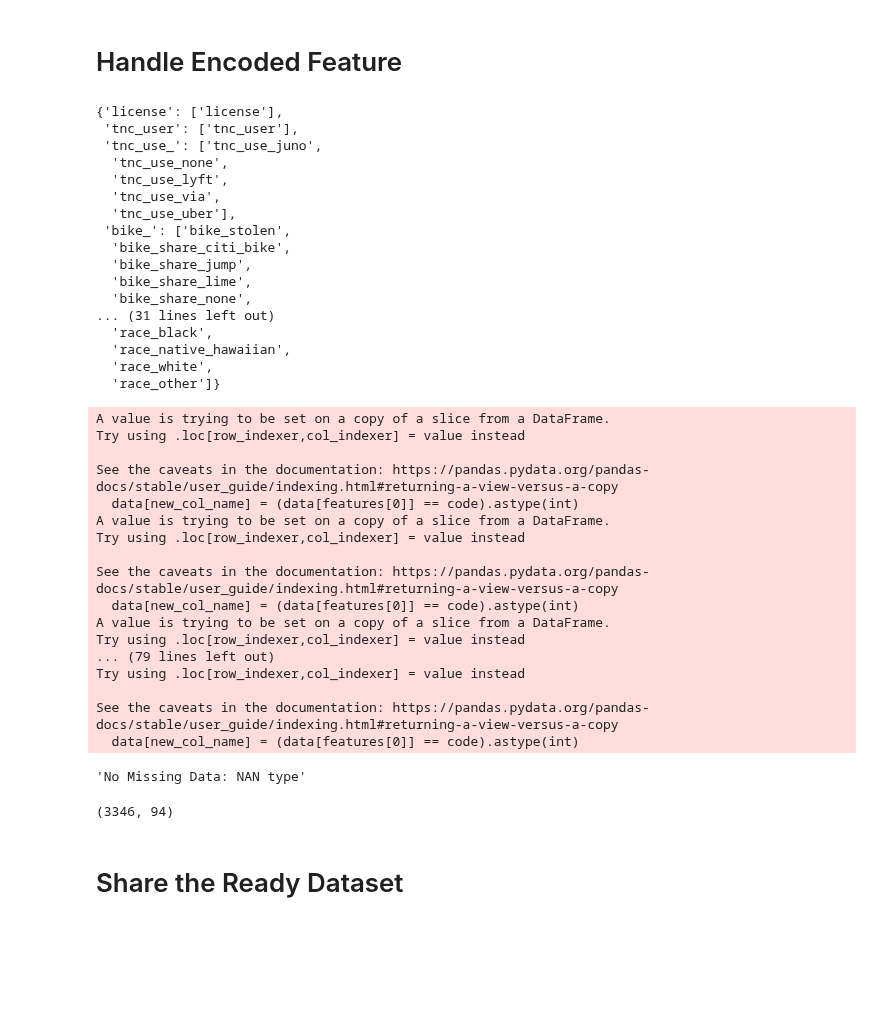
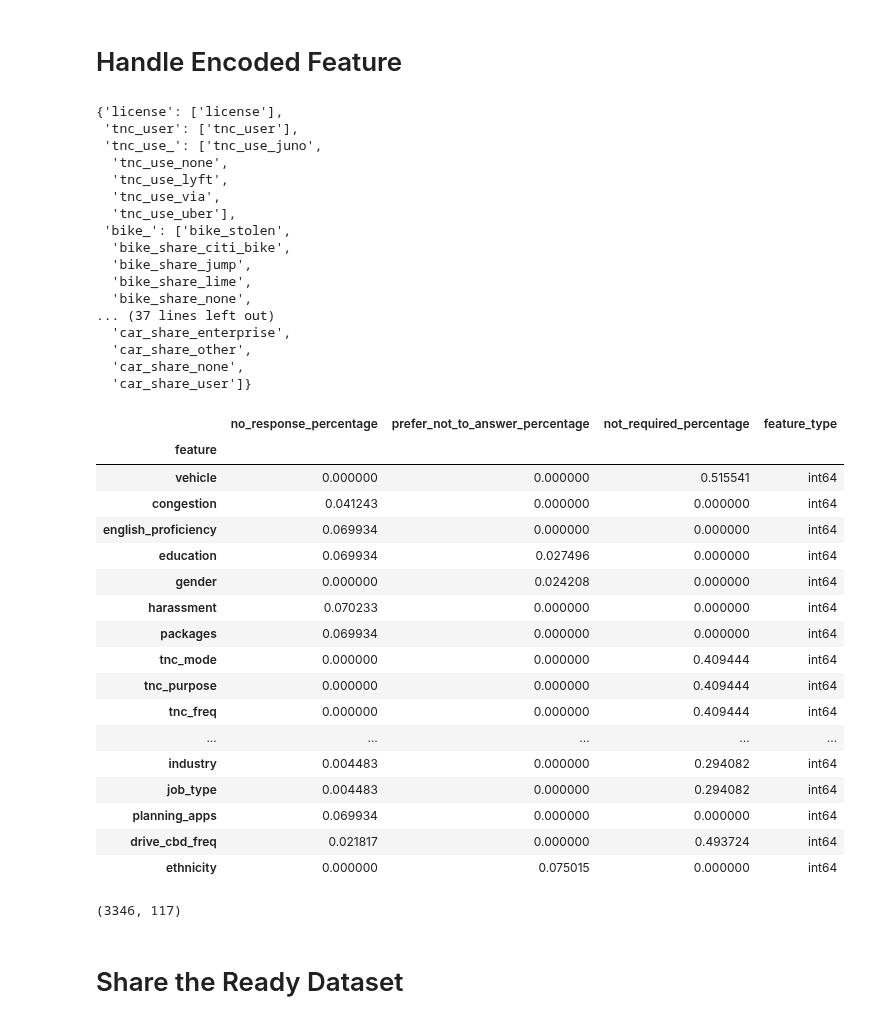
Before and after one commit to mawada-sweis/Clustering-Analysis, a Jupyter notebook: notebooks/cleaning_data.ipynb, the cells around one changed output. Drawn from its saved outputs; the diff is of its cells as text; code cells hidden in the pictures; blank space fills up the shorter version.

Commit message:
Add car_shre_ prefix and update display called

```diff
--- a/notebooks/cleaning_data.ipynb
+++ b/notebooks/cleaning_data.ipynb
@@ -338,7 +338,7 @@ dtype: int64
 # Handle Encoded Feature
 # %%
 # Define a list of prefixes for the encoded feature names
-prefixes = ['license', 'tnc_user', 'tnc_use_', 'bike_', 'no_bike_nyc_', 'bike_share_', 'disability_', 'race_', 'no_bike_share_']
+prefixes = ['license', 'tnc_user', 'tnc_use_', 'bike_', 'no_bike_nyc_', 'bike_share_', 'disability_', 'race_', 'no_bike_share_', 'car_share_']
 
 # Group features with the same prefix
 encoded_columns_names_dict = CLD.grouping_encoded_features(prefixes, one_hot_features)
@@ -358,51 +358,50 @@ encoded_columns_names_dict
   'bike_share_jump',
   'bike_share_lime',
   'bike_share_none',
-... (31 lines left out)
-  'race_black',
-  'race_native_hawaiian',
-  'race_white',
-  'race_other']}
+... (37 lines left out)
+  'car_share_enterprise',
+  'car_share_other',
+  'car_share_none',
+  'car_share_user']}
 # %%
 # missing-codes to handle it
 missing_codes = [-9998, 999, 995]
 
 # handle missing-code data with function
-data = CLD.handle_missing_codes_encoded_features(data[features_st60_missing], missing_codes, encoded_columns_names_dict)
+data = CLD.handle_missing_codes_encoded_features(data, missing_codes, encoded_columns_names_dict)
-# %% [output]
-A value is trying to be set on a copy of a slice from a DataFrame.
-Try using .loc[row_indexer,col_indexer] = value instead
-
-See the caveats in the documentation: https://pandas.pydata.org/pandas-docs/stable/user_guide/indexing.html#returning-a-view-versus-a-copy
-  data[new_col_name] = (data[features[0]] == code).astype(int)
-A value is trying to be set on a copy of a slice from a DataFrame.
-Try using .loc[row_indexer,col_indexer] = value instead
-
-See the caveats in the documentation: https://pandas.pydata.org/pandas-docs/stable/user_guide/indexing.html#returning-a-view-versus-a-copy
-  data[new_col_name] = (data[features[0]] == code).astype(int)
-A value is trying to be set on a copy of a slice from a DataFrame.
-Try using .loc[row_indexer,col_indexer] = value instead
-... (79 lines left out)
-Try using .loc[row_indexer,col_indexer] = value instead
-
-See the caveats in the documentation: https://pandas.pydata.org/pandas-docs/stable/user_guide/indexing.html#returning-a-view-versus-a-copy
-  data[new_col_name] = (data[features[0]] == code).astype(int)
 # %%
 # Update indirect missing data percentages
 feature_missing_stats = GLAD.get_feature_missing(data)
 
 # Display the indirect missing value
-direct_missing = GLAD.display_direct_missing(feature_missing_stats)
+indirect_missing = GLAD.display_indirect_missing(feature_missing_stats)
 
 # Display result
-direct_missing
+indirect_missing
 # %% [output]
-'No Missing Data: NAN type'
+|  | no_response_percentage | prefer_not_to_answer_percentage | not_required_percentage | feature_type |
+| feature |  |  |  |  |
+| vehicle | 0.000000 | 0.000000 | 0.515541 | int64 |
+| congestion | 0.041243 | 0.000000 | 0.000000 | int64 |
+| english_proficiency | 0.069934 | 0.000000 | 0.000000 | int64 |
+| education | 0.069934 | 0.027496 | 0.000000 | int64 |
+| gender | 0.000000 | 0.024208 | 0.000000 | int64 |
+| harassment | 0.070233 | 0.000000 | 0.000000 | int64 |
+| packages | 0.069934 | 0.000000 | 0.000000 | int64 |
+| tnc_mode | 0.000000 | 0.000000 | 0.409444 | int64 |
+| tnc_purpose | 0.000000 | 0.000000 | 0.409444 | int64 |
+| tnc_freq | 0.000000 | 0.000000 | 0.409444 | int64 |
+| ... | ... | ... | ... | ... |
+| industry | 0.004483 | 0.000000 | 0.294082 | int64 |
+| job_type | 0.004483 | 0.000000 | 0.294082 | int64 |
+| planning_apps | 0.069934 | 0.000000 | 0.000000 | int64 |
+| drive_cbd_freq | 0.021817 | 0.000000 | 0.493724 | int64 |
+| ethnicity | 0.000000 | 0.075015 | 0.000000 | int64 |
 # %%
 # Display final shape from this processing
 data.shape
 # %% [output]
-(3346, 94)
+(3346, 117)
 # %% [markdown]
 # Share the Ready Dataset
 # %%
```
Also changed, not shown: parts of 2 cells of this notebook, 1 other file.
